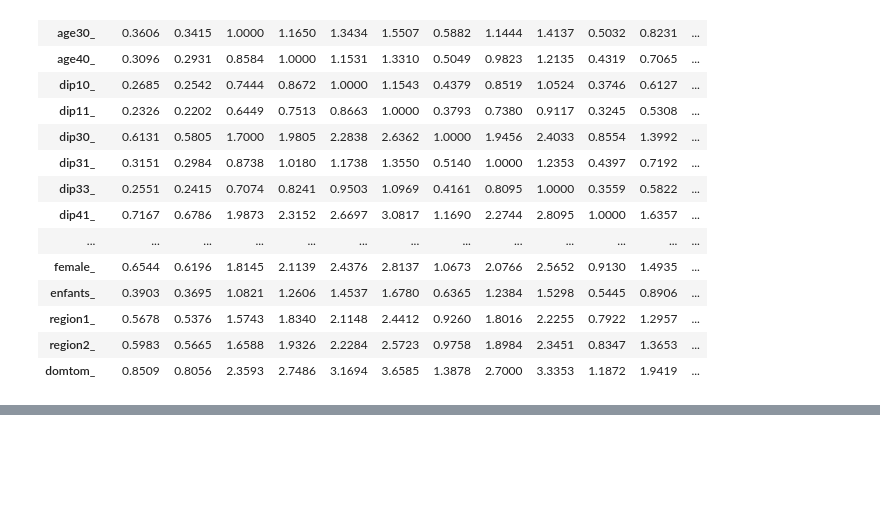
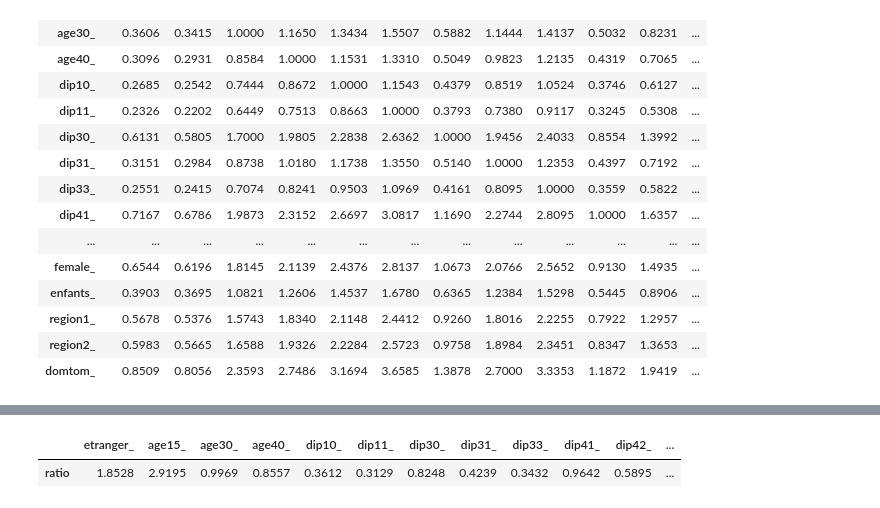
Before and after one commit to ncocacola/econml, a Jupyter notebook: python/eec15/06_random_forest.ipynb, the cells around one changed output, grey strips where cells are left out. Saved outputs shown, nothing was run; the diff lists cells and outputs as text; code cells hidden in the pictures; blank space fills up the shorter version.

Commit message:
Added calculation of new odds ratios.

```diff
--- a/python/eec15/06_random_forest.ipynb
+++ b/python/eec15/06_random_forest.ipynb
@@ -259,0 +264,24 @@ odds_ratios.T   # row, col = odds[row]/odds[col]
+# %%
+odds_ratios_2 = pd.DataFrame()
+for category in filters:
+    for pivot in params[category]:
+        non_pivots = [x for x in params[category] if x != pivot]
+
+        X_one = X["t1"].copy()
+        X_one[non_pivots] = 0
+        X_one[pivot] = 1
+        proba_one = random_forest_sk.predict_proba(X_one).T[1].mean()
+        odds_one = proba_one/(1-proba_one)
+
+        X_zero = X["t1"].copy()
+        X_zero[non_pivots] = 0
+        X_zero[pivot] = 0
+        proba_zero = random_forest_sk.predict_proba(X_zero).T[1].mean()
+        odds_zero = proba_zero/(1-proba_zero)
+
+        odds_ratios_2.loc[pivot, "ratio"] = odds_one/odds_zero
+
+odds_ratios_2.transpose()
+# %% [output]
+|  | etranger_ | age15_ | age30_ | age40_ | dip10_ | dip11_ | dip30_ | dip31_ | dip33_ | dip41_ | dip42_ | ... |
+| ratio | 1.8528 | 2.9195 | 0.9969 | 0.8557 | 0.3612 | 0.3129 | 0.8248 | 0.4239 | 0.3432 | 0.9642 | 0.5895 | ... |
```
Also changed, not shown: parts of 1 cell of this notebook, 1 other file.
